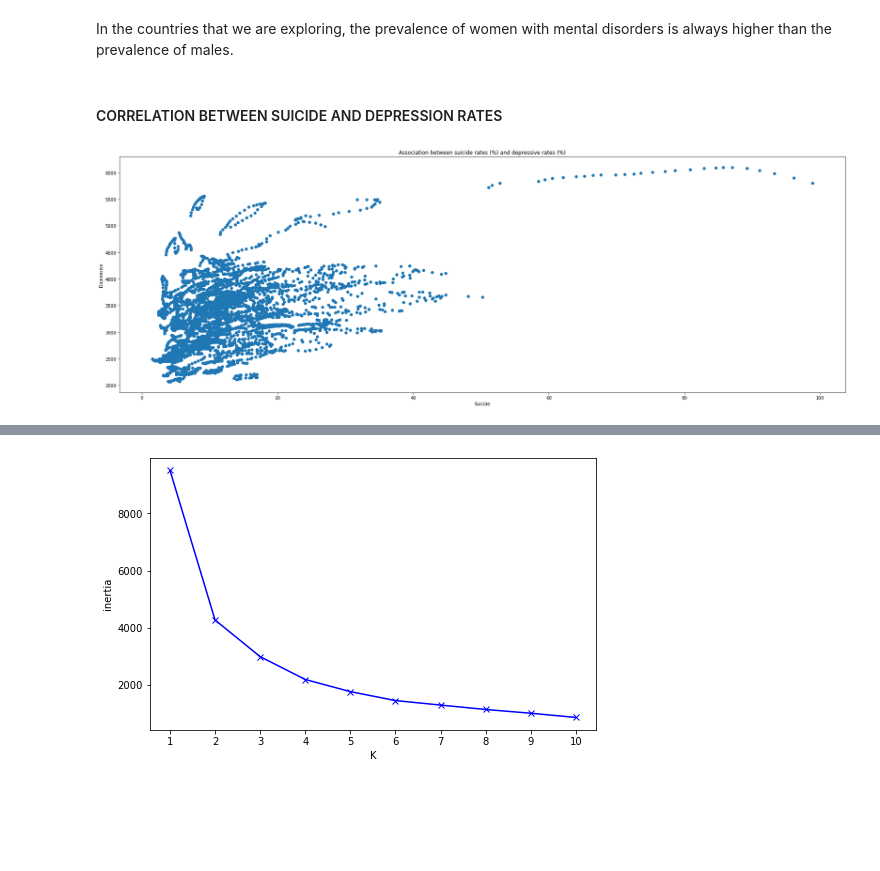
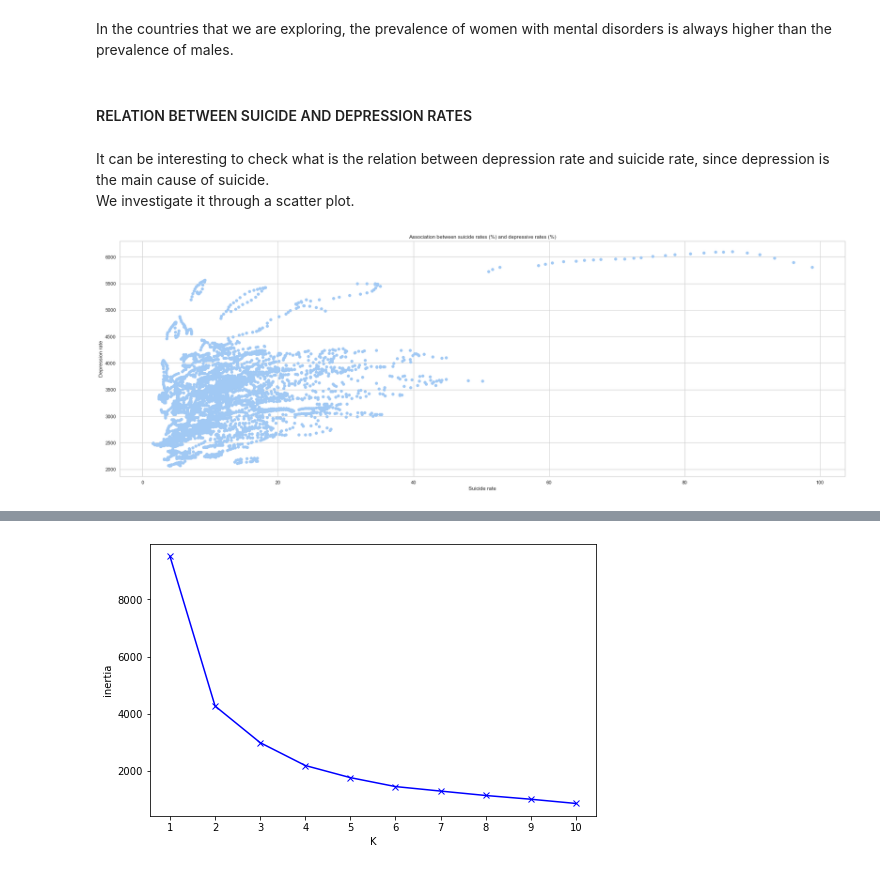
Before and after one commit to elisademuri/Project-Programming-and-Databases, a Jupyter notebook: Script esame.ipynb, the cells around one changed output, grey strips where cells are left out. Cells and saved outputs as stored; diff of their text form; code cells hidden in the pictures; blank space fills up the shorter version.

```diff
--- a/Script esame.ipynb
+++ b/Script esame.ipynb
@@ -1197,15 +1202,17 @@ Text(0.5, 1.0, 'Lesotho')
 # %% [markdown]
 In the countries that we are exploring, the prevalence of women with mental disorders is always higher than the prevalence of males.
 # %% [markdown]
-#### CORRELATION BETWEEN SUICIDE AND DEPRESSION RATES
+#### RELATION BETWEEN SUICIDE AND DEPRESSION RATES
+# %% [markdown]
+It can be interesting to check what is the relation between depression rate and suicide rate, since depression is the main cause of suicide. <br> We investigate it through a scatter plot.
 # %%
 data_suicide_depr=data[['Suicide rate (deaths per 100,000 individuals)','Depressive disorder rates (number suffering per 100,000)']]
 # %%
 plt.figure(figsize=(30,10))
 plt.title('Association between suicide rates (%) and depressive rates (%)')
-plt.scatter(data_suicide_depr['Suicide rate (deaths per 100,000 individuals)'], data_suicide_depr['Depressive disorder rates (number suffering per 100,000)'])
-plt.xlabel('Suicide')
-plt.ylabel('Depressive')
+plt.scatter(data_suicide_depr['Suicide rate (deaths per 100,000 individuals)'], data_suicide_depr['Depressive disorder rates (number suffering per 100,000)'], cmap='Blues')
+plt.xlabel('Suicide rate')
+plt.ylabel('Depression rate')
 plt.show()
 # %% [output]
-[figure, old version]
+[figure, new version]
```
Also changed, not shown: parts of 37 cells of this notebook.
